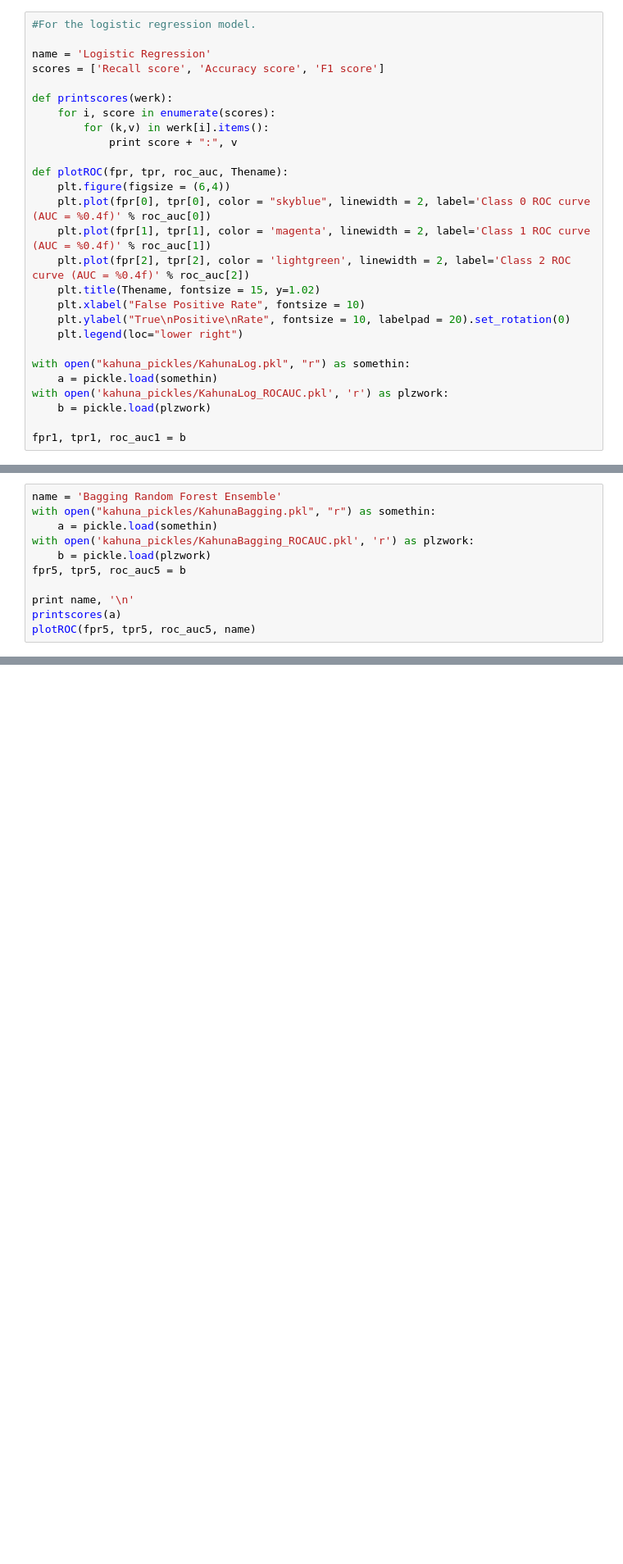
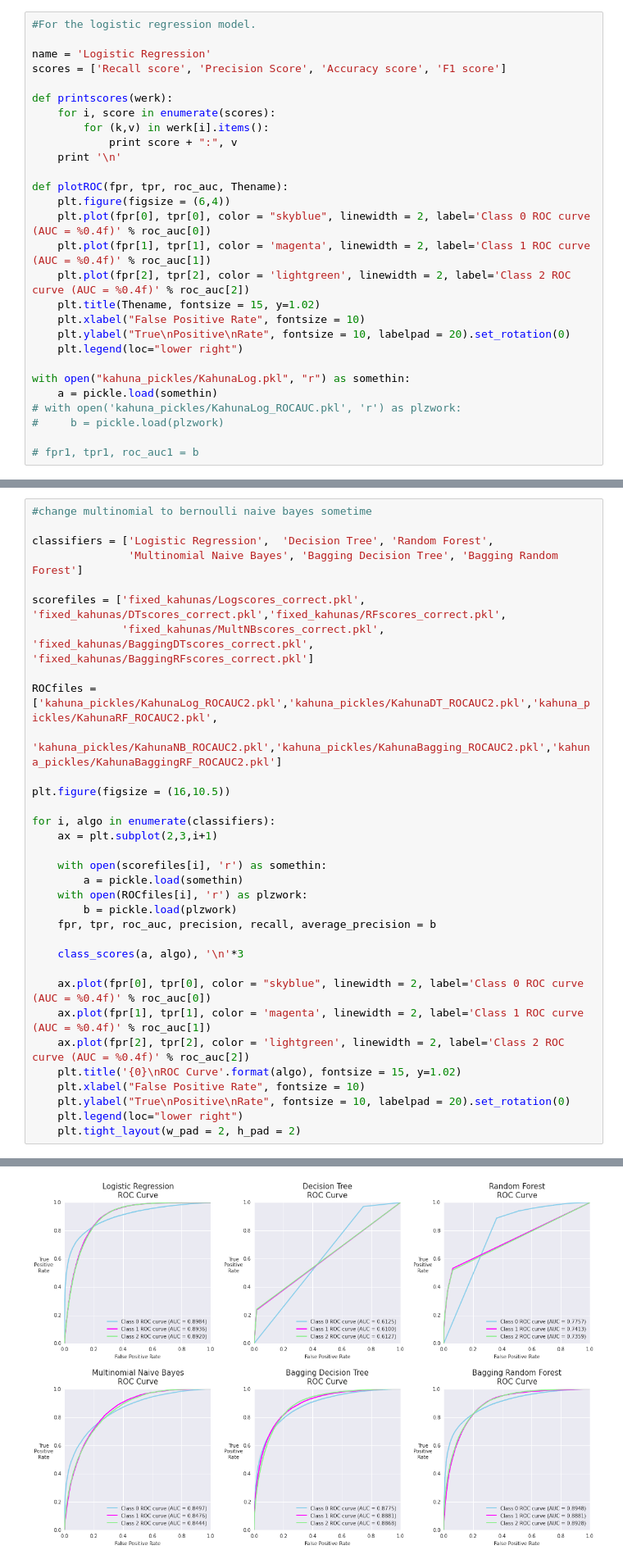
Before and after one commit to yongcho822/Divvy-Project, a Jupyter notebook: Scores_ROCs.ipynb, the cells around one changed output, grey strips where cells are left out. Shown at 82% size. Drawn from its saved outputs; the diff is of its cells as text; blank space fills up the shorter version.

Commit message:
full ipynb script for generating charts and cmatrices

```diff
--- a/Scores_ROCs.ipynb
+++ b/Scores_ROCs.ipynb
@@ -8,12 +76,13 @@ sns.set_style("darkgrid")
 #For the logistic regression model.
 
 name = 'Logistic Regression'
-scores = ['Recall score', 'Accuracy score', 'F1 score']
+scores = ['Recall score', 'Precision Score', 'Accuracy score', 'F1 score']
 
 def printscores(werk):
     for i, score in enumerate(scores):
         for (k,v) in werk[i].items():
             print score + ":", v
+    print '\n'
 
 def plotROC(fpr, tpr, roc_auc, Thename):
     plt.figure(figsize = (6,4))
@@ -27,7 +96,7 @@ def plotROC(fpr, tpr, roc_auc, Thename):
 
 with open("kahuna_pickles/KahunaLog.pkl", "r") as somethin:
     a = pickle.load(somethin)
-with open('kahuna_pickles/KahunaLog_ROCAUC.pkl', 'r') as plzwork:
-    b = pickle.load(plzwork)
+# with open('kahuna_pickles/KahunaLog_ROCAUC.pkl', 'r') as plzwork:
+#     b = pickle.load(plzwork)
 
-fpr1, tpr1, roc_auc1 = b
+# fpr1, tpr1, roc_auc1 = b
@@ -99,11 +102,0 @@ F1 score: 0.94771828599
-# %%
-name = 'Bagging Random Forest Ensemble'
-with open("kahuna_pickles/KahunaBagging.pkl", "r") as somethin:
-    a = pickle.load(somethin)
-with open('kahuna_pickles/KahunaBagging_ROCAUC.pkl', 'r') as plzwork:
-    b = pickle.load(plzwork)
-fpr5, tpr5, roc_auc5 = b
-
-print name, '\n'
-printscores(a)
-plotROC(fpr5, tpr5, roc_auc5, name)
@@ -116,0 +103,34 @@ F1 score: 0.860830316233
+# %%
+#change multinomial to bernoulli naive bayes sometime
+
+classifiers = ['Logistic Regression',  'Decision Tree', 'Random Forest',
+               'Multinomial Naive Bayes', 'Bagging Decision Tree', 'Bagging Random Forest']
+
+scorefiles = ['fixed_kahunas/Logscores_correct.pkl', 'fixed_kahunas/DTscores_correct.pkl','fixed_kahunas/RFscores_correct.pkl',
+              'fixed_kahunas/MultNBscores_correct.pkl', 'fixed_kahunas/BaggingDTscores_correct.pkl', 'fixed_kahunas/BaggingRFscores_correct.pkl']
+
+ROCfiles = ['kahuna_pickles/KahunaLog_ROCAUC2.pkl','kahuna_pickles/KahunaDT_ROCAUC2.pkl','kahuna_pickles/KahunaRF_ROCAUC2.pkl',
+            'kahuna_pickles/KahunaNB_ROCAUC2.pkl','kahuna_pickles/KahunaBagging_ROCAUC2.pkl','kahuna_pickles/KahunaBaggingRF_ROCAUC2.pkl']
+
+plt.figure(figsize = (16,10.5))
+
+for i, algo in enumerate(classifiers):
+    ax = plt.subplot(2,3,i+1)
+
+    with open(scorefiles[i], 'r') as somethin:
+        a = pickle.load(somethin)
+    with open(ROCfiles[i], 'r') as plzwork:
+        b = pickle.load(plzwork)
+    fpr, tpr, roc_auc, precision, recall, average_precision = b
+
+    class_scores(a, algo), '\n'*3
+
+    ax.plot(fpr[0], tpr[0], color = "skyblue", linewidth = 2, label='Class 0 ROC curve (AUC = %0.4f)' % roc_auc[0])
+    ax.plot(fpr[1], tpr[1], color = 'magenta', linewidth = 2, label='Class 1 ROC curve (AUC = %0.4f)' % roc_auc[1])
+    ax.plot(fpr[2], tpr[2], color = 'lightgreen', linewidth = 2, label='Class 2 ROC curve (AUC = %0.4f)' % roc_auc[2])
+    plt.title('{0}\nROC Curve'.format(algo), fontsize = 15, y=1.02)
+    plt.xlabel("False Positive Rate", fontsize = 10)
+    plt.ylabel("True\nPositive\nRate", fontsize = 10, labelpad = 20).set_rotation(0)
+    plt.legend(loc="lower right")
+    plt.tight_layout(w_pad = 2, h_pad = 2)
+# %% [output]
@@ -116,0 +173 @@ F1 score: 0.860830316233
+[figure, added]
```
Also changed, not shown: parts of 13 cells of this notebook.
